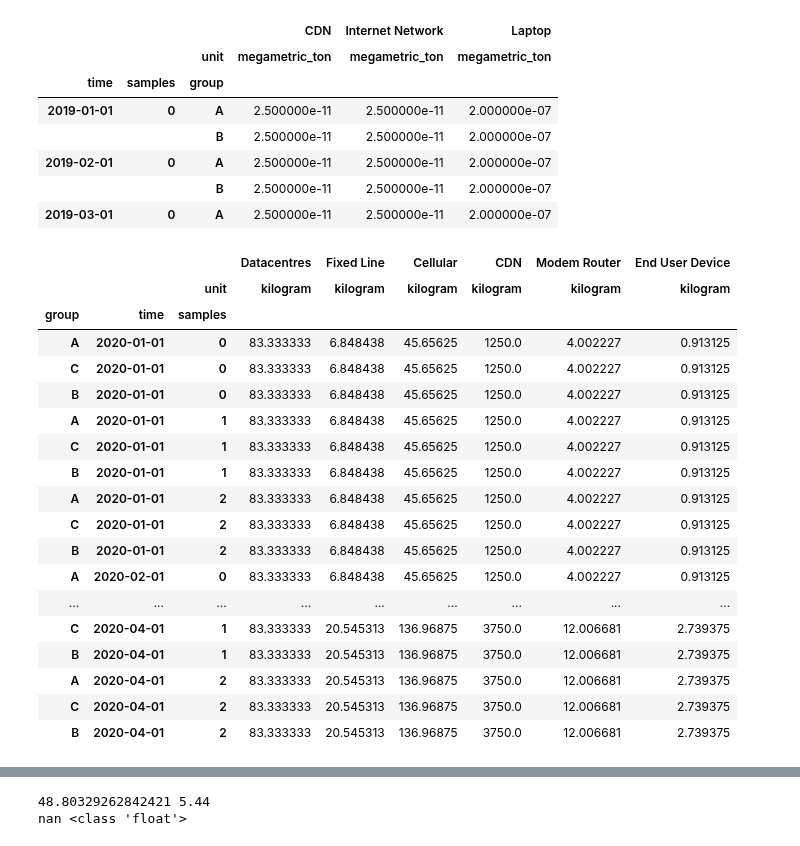
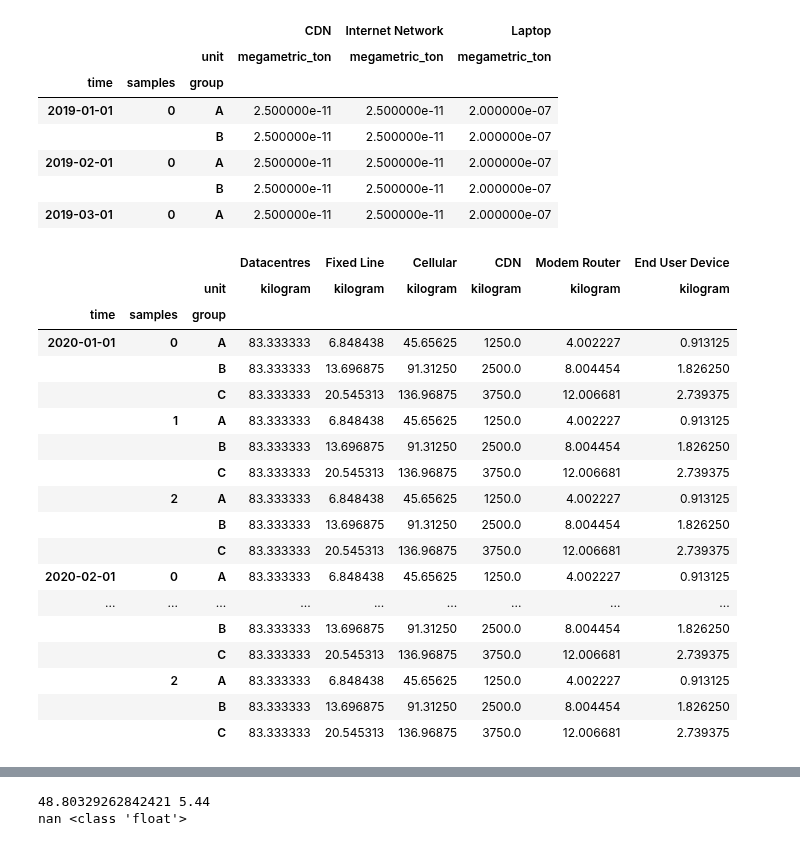
Before and after one commit to sust-cs-uob/eam-core, a Jupyter notebook: docs/ipynb/JamesPandasTesting.ipynb, the cells around one changed output, grey strips where cells are left out. Saved outputs shown, nothing was run; the diff lists cells and outputs as text; code cells hidden in the pictures.

```diff
--- a/docs/ipynb/JamesPandasTesting.ipynb
+++ b/docs/ipynb/JamesPandasTesting.ipynb
@@ -198,27 +198,27 @@ data.head(5)
 # %%
 data_carbon, metadata_carbon = util.h5load('pickle_data/result_data_carbon.hdf5')
 data_carbon2 = data_carbon.reorder_levels([2,0,1])
-data_carbon2
+data_carbon
 # %% [output]
 |  |  |  | Datacentres | Fixed Line | Cellular | CDN | Modem Router | End User Device |
 |  |  | unit | kilogram | kilogram | kilogram | kilogram | kilogram | kilogram |
-| group | time | samples |  |  |  |  |  |  |
-| A | 2020-01-01 | 0 | 83.333333 | 6.848438 | 45.65625 | 1250.0 | 4.002227 | 0.913125 |
-| C | 2020-01-01 | 0 | 83.333333 | 6.848438 | 45.65625 | 1250.0 | 4.002227 | 0.913125 |
-| B | 2020-01-01 | 0 | 83.333333 | 6.848438 | 45.65625 | 1250.0 | 4.002227 | 0.913125 |
-| A | 2020-01-01 | 1 | 83.333333 | 6.848438 | 45.65625 | 1250.0 | 4.002227 | 0.913125 |
-| C | 2020-01-01 | 1 | 83.333333 | 6.848438 | 45.65625 | 1250.0 | 4.002227 | 0.913125 |
-| B | 2020-01-01 | 1 | 83.333333 | 6.848438 | 45.65625 | 1250.0 | 4.002227 | 0.913125 |
-| A | 2020-01-01 | 2 | 83.333333 | 6.848438 | 45.65625 | 1250.0 | 4.002227 | 0.913125 |
-| C | 2020-01-01 | 2 | 83.333333 | 6.848438 | 45.65625 | 1250.0 | 4.002227 | 0.913125 |
-| B | 2020-01-01 | 2 | 83.333333 | 6.848438 | 45.65625 | 1250.0 | 4.002227 | 0.913125 |
-| A | 2020-02-01 | 0 | 83.333333 | 6.848438 | 45.65625 | 1250.0 | 4.002227 | 0.913125 |
+| time | samples | group |  |  |  |  |  |  |
+| 2020-01-01 | 0 | A | 83.333333 | 6.848438 | 45.65625 | 1250.0 | 4.002227 | 0.913125 |
+|  |  | B | 83.333333 | 13.696875 | 91.31250 | 2500.0 | 8.004454 | 1.826250 |
+|  |  | C | 83.333333 | 20.545313 | 136.96875 | 3750.0 | 12.006681 | 2.739375 |
+|  | 1 | A | 83.333333 | 6.848438 | 45.65625 | 1250.0 | 4.002227 | 0.913125 |
+|  |  | B | 83.333333 | 13.696875 | 91.31250 | 2500.0 | 8.004454 | 1.826250 |
+|  |  | C | 83.333333 | 20.545313 | 136.96875 | 3750.0 | 12.006681 | 2.739375 |
+|  | 2 | A | 83.333333 | 6.848438 | 45.65625 | 1250.0 | 4.002227 | 0.913125 |
+|  |  | B | 83.333333 | 13.696875 | 91.31250 | 2500.0 | 8.004454 | 1.826250 |
+|  |  | C | 83.333333 | 20.545313 | 136.96875 | 3750.0 | 12.006681 | 2.739375 |
+| 2020-02-01 | 0 | A | 83.333333 | 6.848438 | 45.65625 | 1250.0 | 4.002227 | 0.913125 |
 | ... | ... | ... | ... | ... | ... | ... | ... | ... |
-| C | 2020-04-01 | 1 | 83.333333 | 20.545313 | 136.96875 | 3750.0 | 12.006681 | 2.739375 |
-| B | 2020-04-01 | 1 | 83.333333 | 20.545313 | 136.96875 | 3750.0 | 12.006681 | 2.739375 |
-| A | 2020-04-01 | 2 | 83.333333 | 20.545313 | 136.96875 | 3750.0 | 12.006681 | 2.739375 |
-| C | 2020-04-01 | 2 | 83.333333 | 20.545313 | 136.96875 | 3750.0 | 12.006681 | 2.739375 |
-| B | 2020-04-01 | 2 | 83.333333 | 20.545313 | 136.96875 | 3750.0 | 12.006681 | 2.739375 |
+|  |  | B | 83.333333 | 13.696875 | 91.31250 | 2500.0 | 8.004454 | 1.826250 |
+|  |  | C | 83.333333 | 20.545313 | 136.96875 | 3750.0 | 12.006681 | 2.739375 |
+|  | 2 | A | 83.333333 | 6.848438 | 45.65625 | 1250.0 | 4.002227 | 0.913125 |
+|  |  | B | 83.333333 | 13.696875 | 91.31250 | 2500.0 | 8.004454 | 1.826250 |
+|  |  | C | 83.333333 | 20.545313 | 136.96875 | 3750.0 | 12.006681 | 2.739375 |
 # %%
 data_energy, metadata_energy = util.h5load('pickle_data/result_data_energy.hdf5')
 data_energy
```
Also changed, not shown: parts of 2 cells of this notebook, 2 other files.
